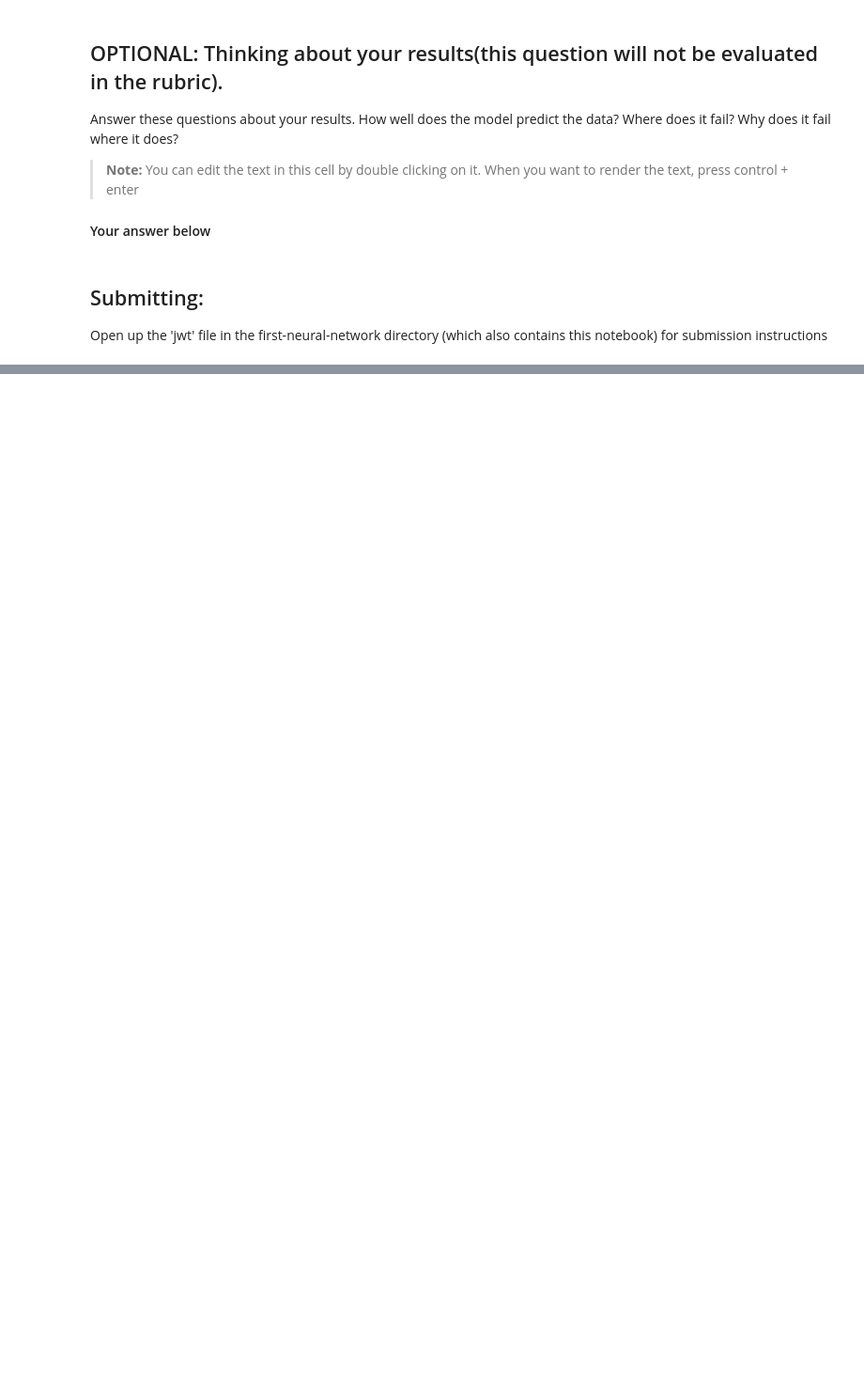
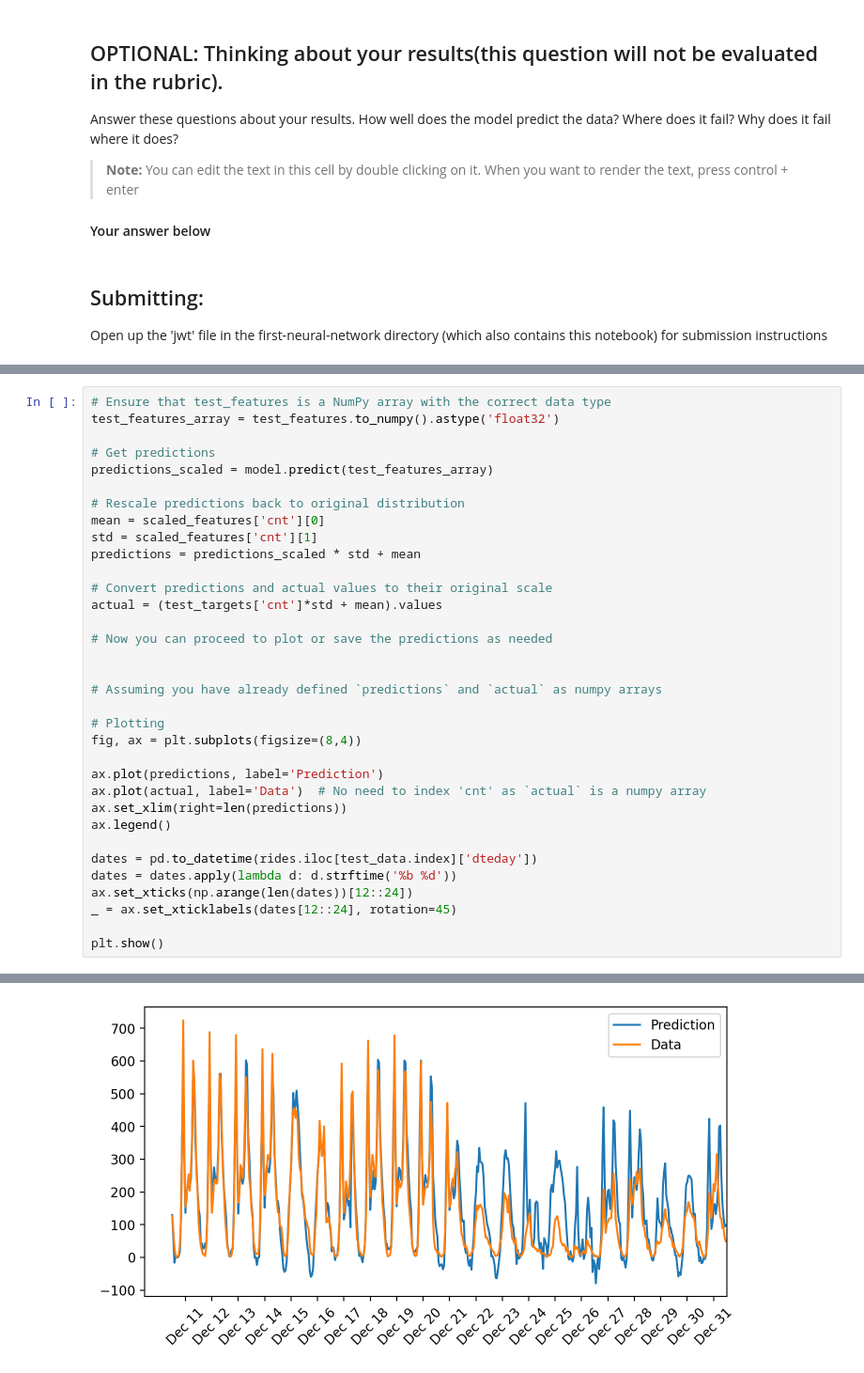
Before and after one commit to nyck33/bike-sharing-mlp-keras-scikitlearn-compare, a Jupyter notebook: Your_first_neural_network.ipynb, the cells around one changed output, grey strips where cells are left out. Shown: that part at 94% size. Drawn from its saved outputs; the diff is of its cells as text; blank space fills up the shorter version.

```diff
--- a/Your_first_neural_network.ipynb
+++ b/Your_first_neural_network.ipynb
@@ -298,0 +531,35 @@ Open up the 'jwt' file in the first-neural-network directory (which also contain
+# %%
+# Ensure that test_features is a NumPy array with the correct data type
+test_features_array = test_features.to_numpy().astype('float32')
+
+# Get predictions
+predictions_scaled = model.predict(test_features_array)
+
+# Rescale predictions back to original distribution
+mean = scaled_features['cnt'][0]
+std = scaled_features['cnt'][1]
+predictions = predictions_scaled * std + mean
+
+# Convert predictions and actual values to their original scale
+actual = (test_targets['cnt']*std + mean).values
+
+# Now you can proceed to plot or save the predictions as needed
+
+
+# Assuming you have already defined `predictions` and `actual` as numpy arrays
+
+# Plotting
+fig, ax = plt.subplots(figsize=(8,4))
+
+ax.plot(predictions, label='Prediction')
+ax.plot(actual, label='Data')  # No need to index 'cnt' as `actual` is a numpy array
+ax.set_xlim(right=len(predictions))
+ax.legend()
+
+dates = pd.to_datetime(rides.iloc[test_data.index]['dteday'])
+dates = dates.apply(lambda d: d.strftime('%b %d'))
+ax.set_xticks(np.arange(len(dates))[12::24])
+_ = ax.set_xticklabels(dates[12::24], rotation=45)
+
+plt.show()
+# %% [output]
@@ -298,0 +567 @@ Open up the 'jwt' file in the first-neural-network directory (which also contain
+[figure, added]
```
Also changed, not shown: parts of 15 cells of this notebook, 23 other files.
